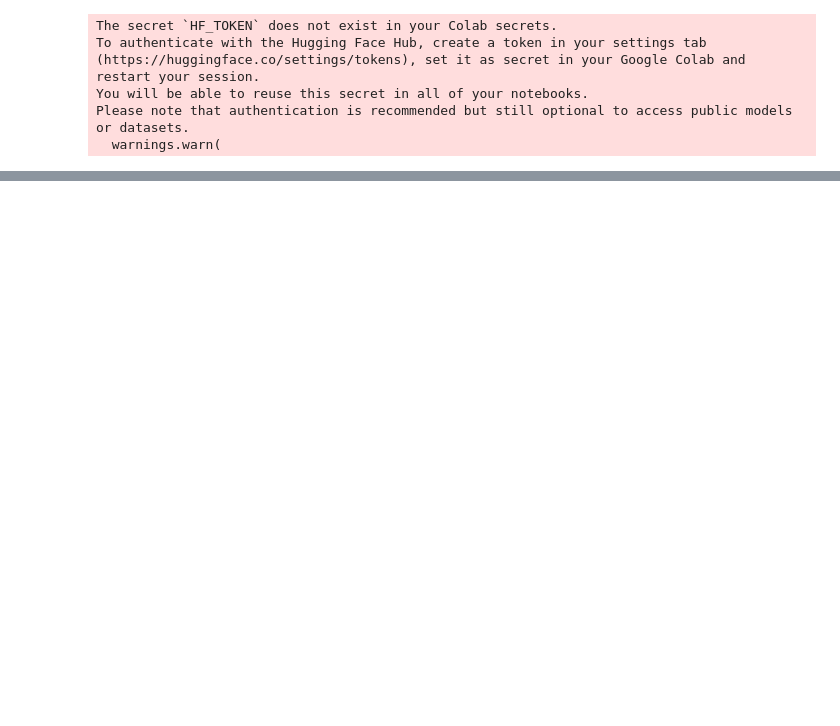
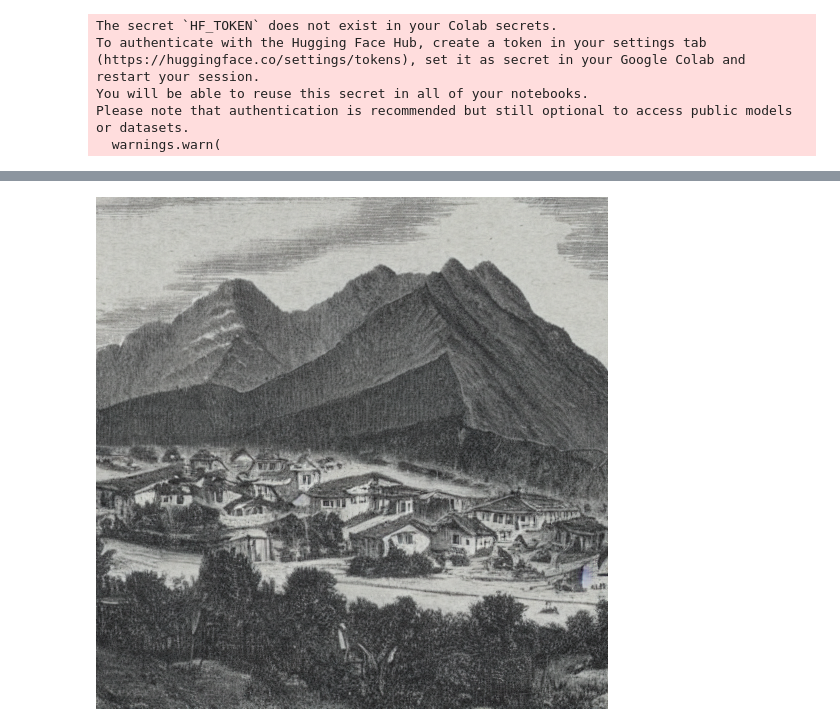
Before and after one commit to camillan/generative-ai, a Jupyter notebook: Diffusion_model.ipynb, the cells around one changed output, grey strips where cells are left out. Saved outputs shown, nothing was run; the diff lists cells and outputs as text; code cells hidden in the pictures; blank space fills up the shorter version.

```diff
--- a/Diffusion_model.ipynb
+++ b/Diffusion_model.ipynb
@@ -27,0 +26,6 @@ display(image)
+# %%
+prompt = "a town in the mountains in the 1800s"
+image = pipe(prompt).images[0]
+display(image)
+# %% [output]
+[figure, added]
```
Also changed, not shown: parts of 3 cells of this notebook.
